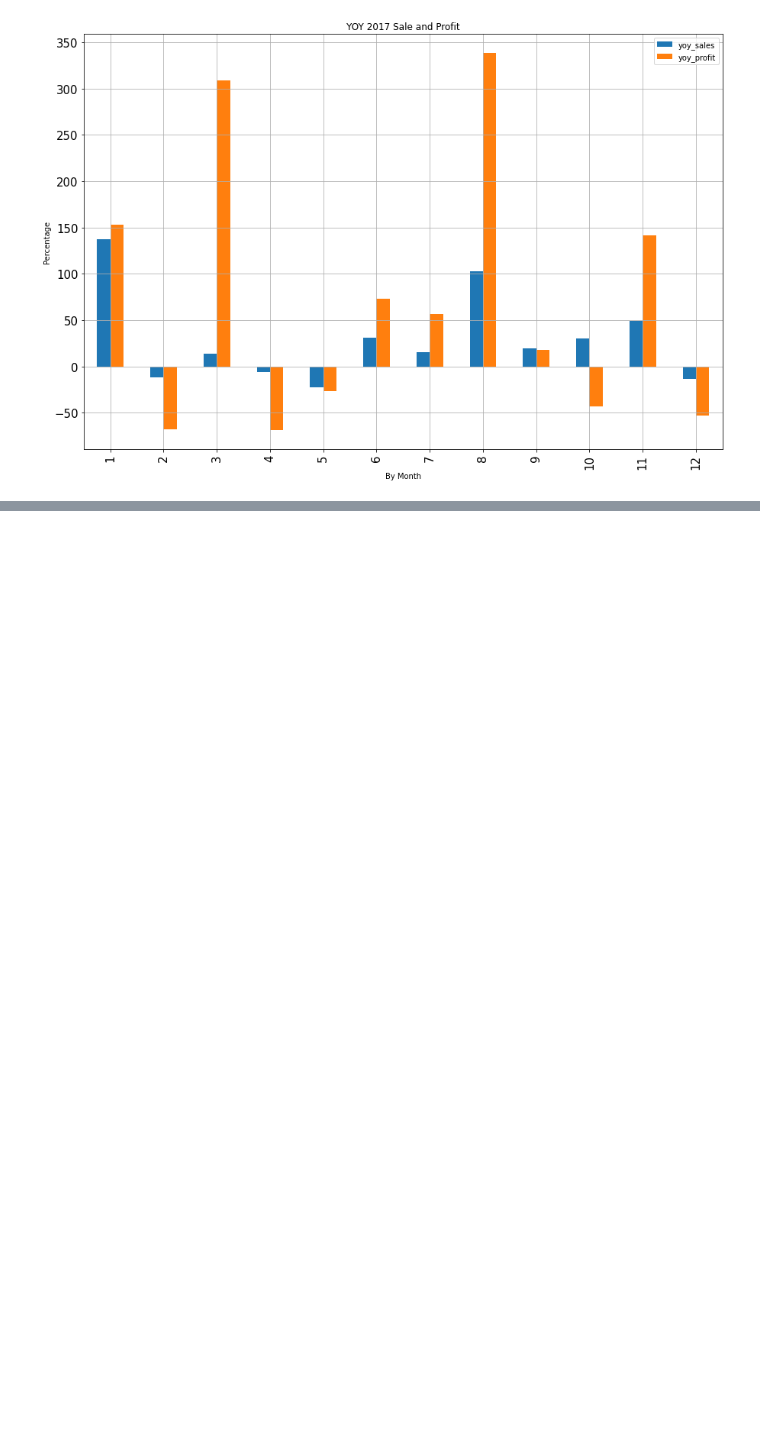
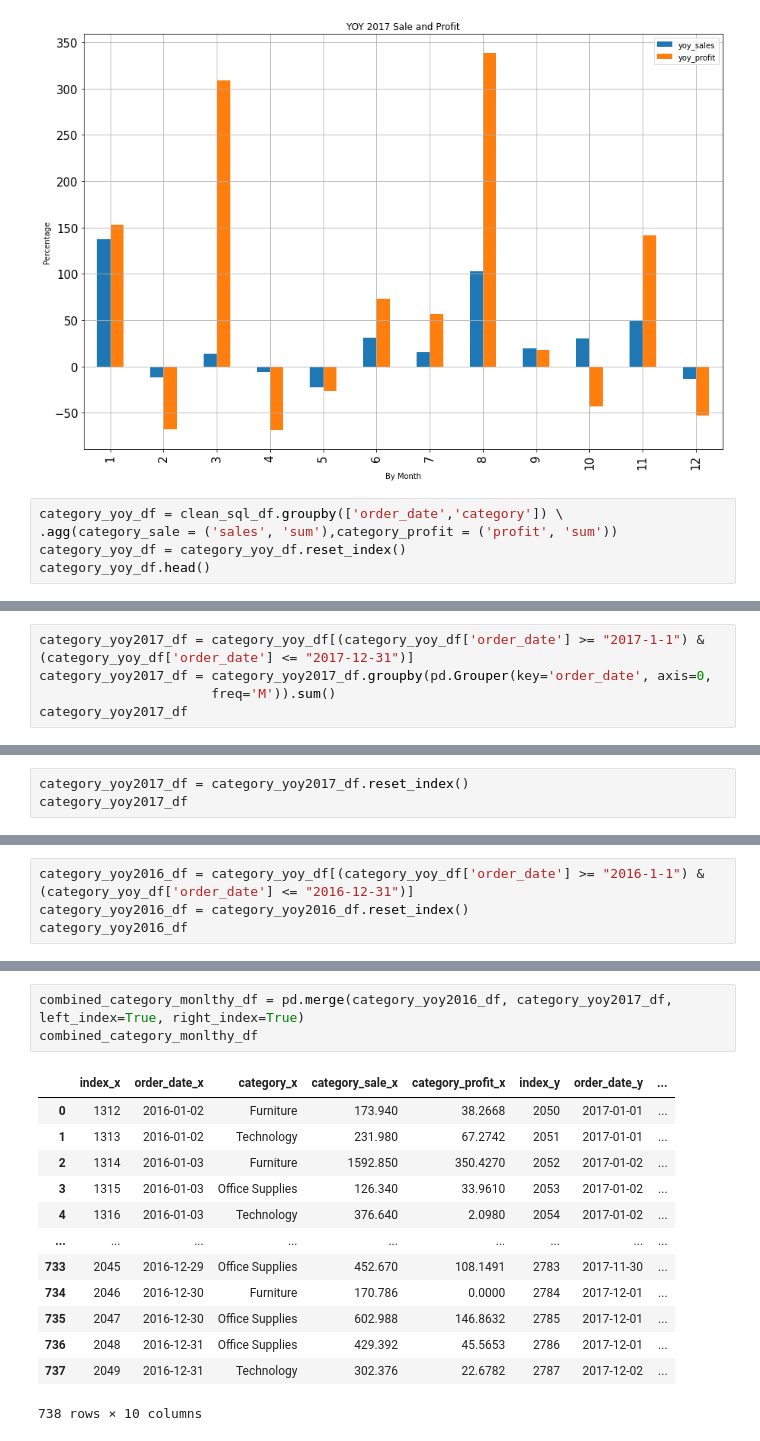
Before and after one commit to haodong191/superstore-project, a Jupyter notebook: superstore analysis with Postgres SQL connection.ipynb, the cells around one changed output, grey strips where cells are left out. Drawn from its saved outputs; the diff is of its cells as text; blank space fills up the shorter version.

Commit message:
Modeling YOY category and subcategory

```diff
--- a/superstore analysis with Postgres SQL connection.ipynb
+++ b/superstore analysis with Postgres SQL connection.ipynb
@@ -315,3 +315,8 @@ yoy2017_sales_df[['yoy_sales','yoy_profit']].plot(kind='bar', title='YOY 2017 Sa
 # %% [output]
 <AxesSubplot:title={'center':'YOY 2017 Sale and Profit'}, xlabel='By Month', ylabel='Percentage'>
 [figure]
+# %%
+category_yoy_df = clean_sql_df.groupby(['order_date','category']) \
+.agg(category_sale = ('sales', 'sum'),category_profit = ('profit', 'sum'))
+category_yoy_df = category_yoy_df.reset_index()
+category_yoy_df.head()
@@ -317,0 +330,5 @@ yoy2017_sales_df[['yoy_sales','yoy_profit']].plot(kind='bar', title='YOY 2017 Sa
+# %%
+category_yoy2017_df = category_yoy_df[(category_yoy_df['order_date'] >= "2017-1-1") & (category_yoy_df['order_date'] <= "2017-12-31")]
+category_yoy2017_df = category_yoy2017_df.groupby(pd.Grouper(key='order_date', axis=0,
+                      freq='M')).sum()
+category_yoy2017_df
@@ -317,0 +350,3 @@ yoy2017_sales_df[['yoy_sales','yoy_profit']].plot(kind='bar', title='YOY 2017 Sa
+# %%
+category_yoy2017_df = category_yoy2017_df.reset_index()
+category_yoy2017_df
@@ -317,0 +367,4 @@ yoy2017_sales_df[['yoy_sales','yoy_profit']].plot(kind='bar', title='YOY 2017 Sa
+# %%
+category_yoy2016_df = category_yoy_df[(category_yoy_df['order_date'] >= "2016-1-1") & (category_yoy_df['order_date'] <= "2016-12-31")]
+category_yoy2016_df = category_yoy2016_df.reset_index()
+category_yoy2016_df
@@ -317,0 +385,17 @@ yoy2017_sales_df[['yoy_sales','yoy_profit']].plot(kind='bar', title='YOY 2017 Sa
+# %%
+combined_category_monlthy_df = pd.merge(category_yoy2016_df, category_yoy2017_df, left_index=True, right_index=True)
+combined_category_monlthy_df
+# %% [output]
+|  | index_x | order_date_x | category_x | category_sale_x | category_profit_x | index_y | order_date_y | ... |
+| 0 | 1312 | 2016-01-02 | Furniture | 173.940 | 38.2668 | 2050 | 2017-01-01 | ... |
+| 1 | 1313 | 2016-01-02 | Technology | 231.980 | 67.2742 | 2051 | 2017-01-01 | ... |
+| 2 | 1314 | 2016-01-03 | Furniture | 1592.850 | 350.4270 | 2052 | 2017-01-02 | ... |
+| 3 | 1315 | 2016-01-03 | Office Supplies | 126.340 | 33.9610 | 2053 | 2017-01-02 | ... |
+| 4 | 1316 | 2016-01-03 | Technology | 376.640 | 2.0980 | 2054 | 2017-01-02 | ... |
+| ... | ... | ... | ... | ... | ... | ... | ... | ... |
+| 733 | 2045 | 2016-12-29 | Office Supplies | 452.670 | 108.1491 | 2783 | 2017-11-30 | ... |
+| 734 | 2046 | 2016-12-30 | Furniture | 170.786 | 0.0000 | 2784 | 2017-12-01 | ... |
+| 735 | 2047 | 2016-12-30 | Office Supplies | 602.988 | 146.8632 | 2785 | 2017-12-01 | ... |
+| 736 | 2048 | 2016-12-31 | Office Supplies | 429.392 | 45.5653 | 2786 | 2017-12-01 | ... |
+| 737 | 2049 | 2016-12-31 | Technology | 302.376 | 22.6782 | 2787 | 2017-12-02 | ... |
+738 rows × 10 columns
```
Also changed, not shown: parts of 9 cells of this notebook.
